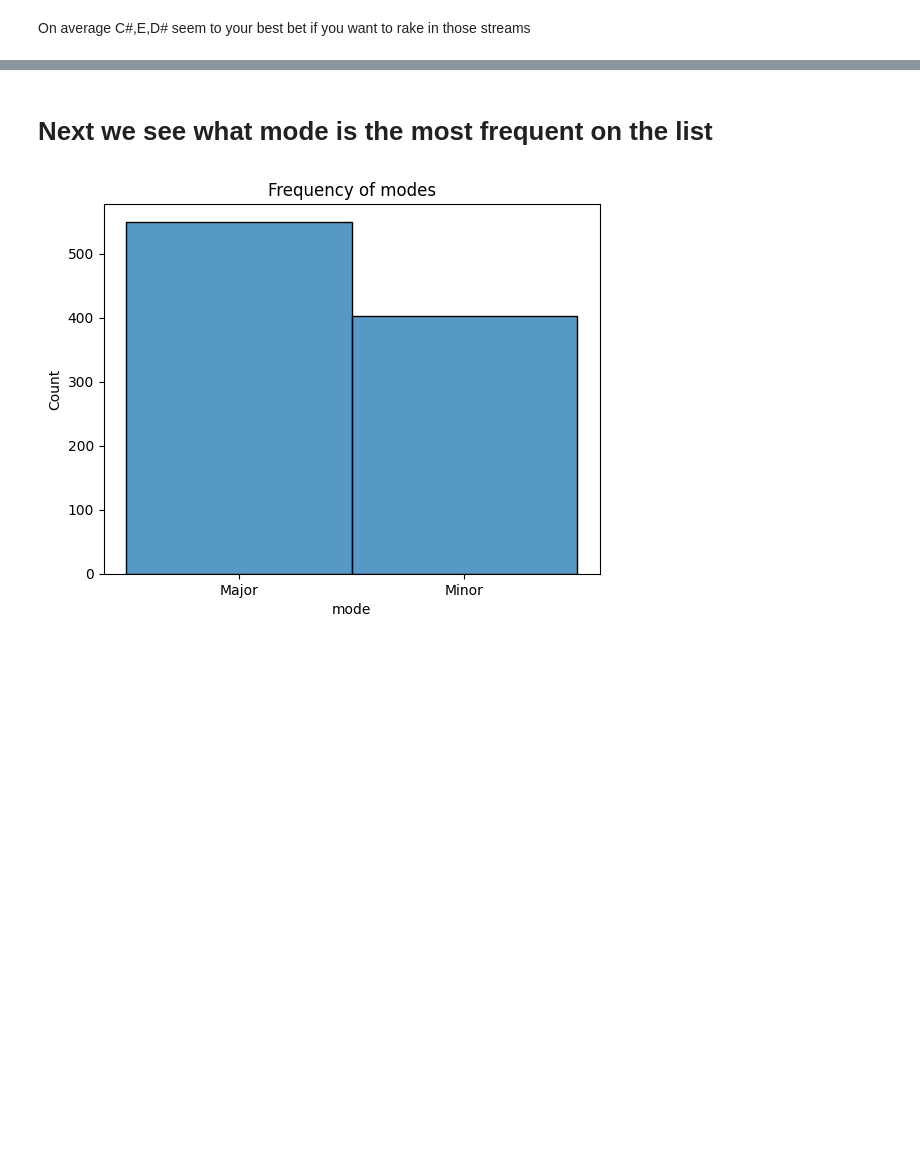
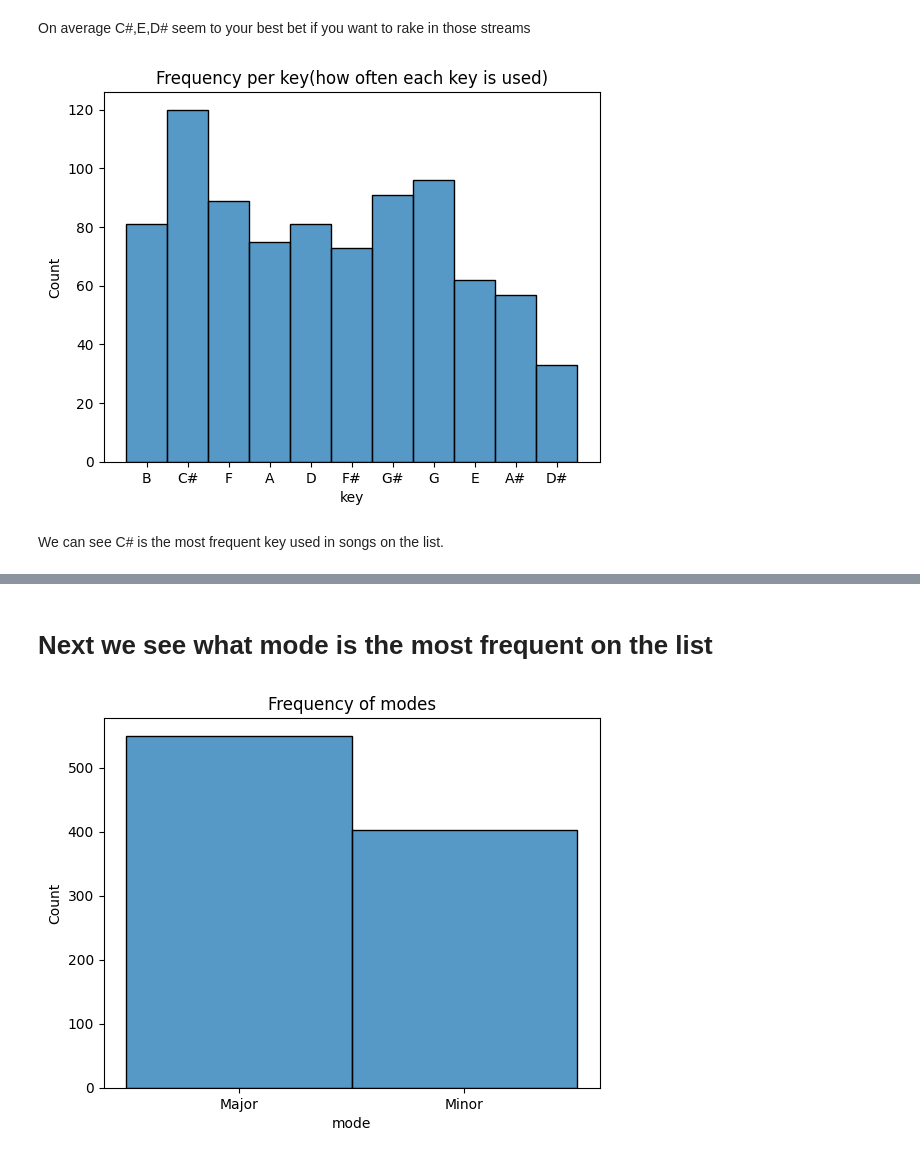
Before and after one commit to 0layiw0la/Spotify-most-streamed, a Jupyter notebook: most-streamed-spotify-songs.ipynb, the cells around one changed output, grey strips where cells are left out. Drawn from its saved outputs; the diff is of its cells as text; code cells hidden in the pictures; blank space fills up the shorter version.

```diff
--- a/most-streamed-spotify-songs.ipynb
+++ b/most-streamed-spotify-songs.ipynb
@@ -294,2 +245,10 @@ for i, j in enumerate(avg_streams):
 # %% [markdown]
 On average C#,E,D# seem to your best bet if you want to rake in those streams
+# %%
+sns.histplot(data=spotify,x='key')
+plt.title('Frequency per key(how often each key is used)')
+plt.show()
+# %% [output]
+[figure, added]
+# %% [markdown]
+We can see C# is the most frequent key used in songs on the list.
```
Also changed, not shown: parts of 13 cells of this notebook.
